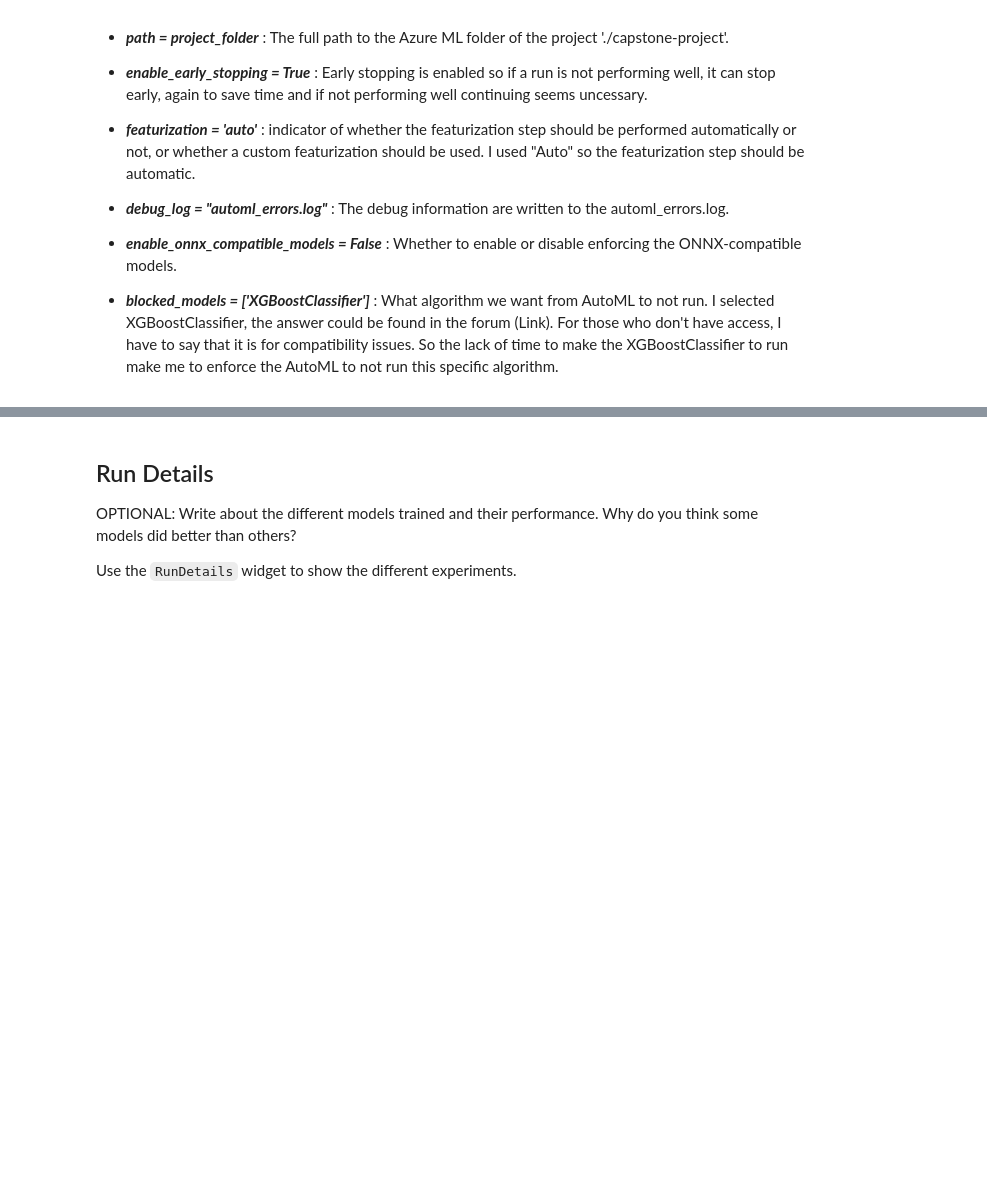
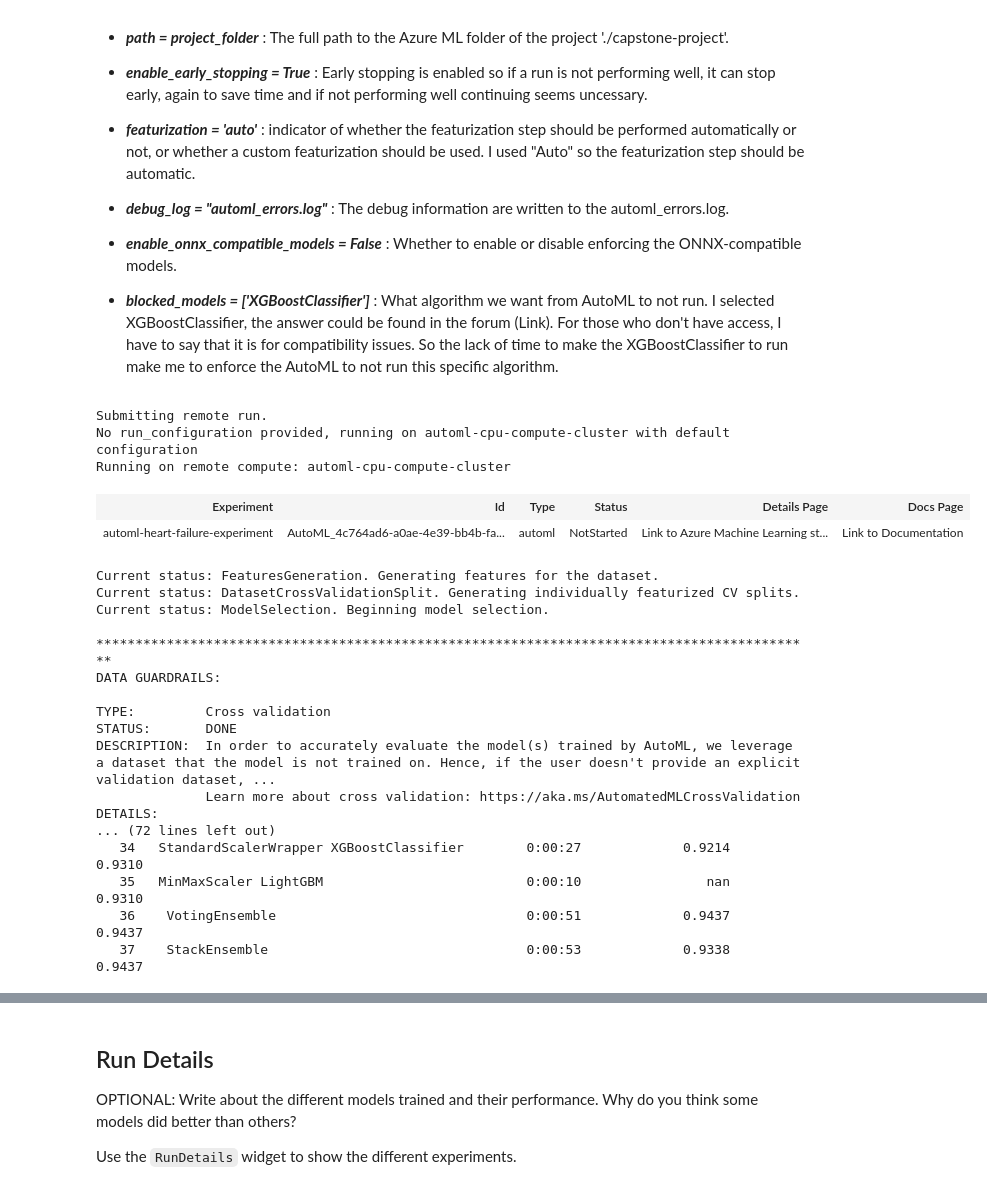
Before and after one commit to nguyenqu/nd00333-capstone, a Jupyter notebook: starter_file/AutoML/automl.ipynb, the cells around one changed output, grey strips where cells are left out. Saved outputs shown, nothing was run; the diff lists cells and outputs as text; code cells hidden in the pictures; blank space fills up the shorter version.

```diff
--- a/starter_file/AutoML/automl.ipynb
+++ b/starter_file/AutoML/automl.ipynb
@@ -123,5 +171,5 @@ train_df.to_csv("./data/train_data.csv", index=False)
 
 # Read saved training data and create a dataset in Azure ML
 data_store = ws.get_default_datastore()
-data_store.upload(src_dir="./data", target_path="training_data")
-train_ds = TabularDatasetFactory.from_delimited_files(path=[(data_store, 'training_data/train_data.csv')])
+data_store.upload(src_dir="./data", target_path="automl_training_data")
+train_ds = TabularDatasetFactory.from_delimited_files(path=[(data_store, 'automl_training_data/train_data.csv')])
@@ -158,8 +223,6 @@ train_ds.take(5).to_pandas_dataframe()
 
 - ***blocked_models = ['XGBoostClassifier']*** : What algorithm we want from AutoML to not run. I selected XGBoostClassifier, the answer could be found in the forum (Link). For those who don't have access, I have to say that it is for compatibility issues. So the lack of time to make the  XGBoostClassifier to run make me to enforce the AutoML to not run this specific algorithm.
 # %%
-import xgboost
-
 project_folder = './capstone-project'
 
 # Define automl settings
@@ -178,11 +241,32 @@ automl_config = AutoMLConfig(compute_target = amlcompute_target,
                              enable_early_stopping = True,
                              featurization = 'auto',
                              debug_log = "automl_errors.log",
-                             enable_onnx_compatible_models = False,    # --> Addition
-                             blocked_models = ['XGBoostClassifier'], # --> Addition
                              **automl_settings
                             )
 # %%
 # Submit the experiment to the compute target
-remote_run = experiment.submit(automl_config, show_output=True)
+automl_run = experiment.submit(automl_config, show_output=True)
+# %% [output]
+Submitting remote run.
+No run_configuration provided, running on automl-cpu-compute-cluster with default configuration
+Running on remote compute: automl-cpu-compute-cluster
+| Experiment | Id | Type | Status | Details Page | Docs Page |
+| automl-heart-failure-experiment | AutoML_4c764ad6-a0ae-4e39-bb4b-fa... | automl | NotStarted | Link to Azure Machine Learning st... | Link to Documentation |
+Current status: FeaturesGeneration. Generating features for the dataset.
+Current status: DatasetCrossValidationSplit. Generating individually featurized CV splits.
+Current status: ModelSelection. Beginning model selection.
+
+********************************************************************************************
+DATA GUARDRAILS:
+
+TYPE:         Cross validation
+STATUS:       DONE
+DESCRIPTION:  In order to accurately evaluate the model(s) trained by AutoML, we leverage a dataset that the model is not trained on. Hence, if the user doesn't provide an explicit validation dataset, ...
+              Learn more about cross validation: https://aka.ms/AutomatedMLCrossValidation
+DETAILS:
+... (72 lines left out)
+   34   StandardScalerWrapper XGBoostClassifier        0:00:27             0.9214    0.9310
+   35   MinMaxScaler LightGBM                          0:00:10                nan    0.9310
+   36    VotingEnsemble                                0:00:51             0.9437    0.9437
+   37    StackEnsemble                                 0:00:53             0.9338    0.9437
 # %%
```
Also changed, not shown: parts of 37 cells of this notebook.
